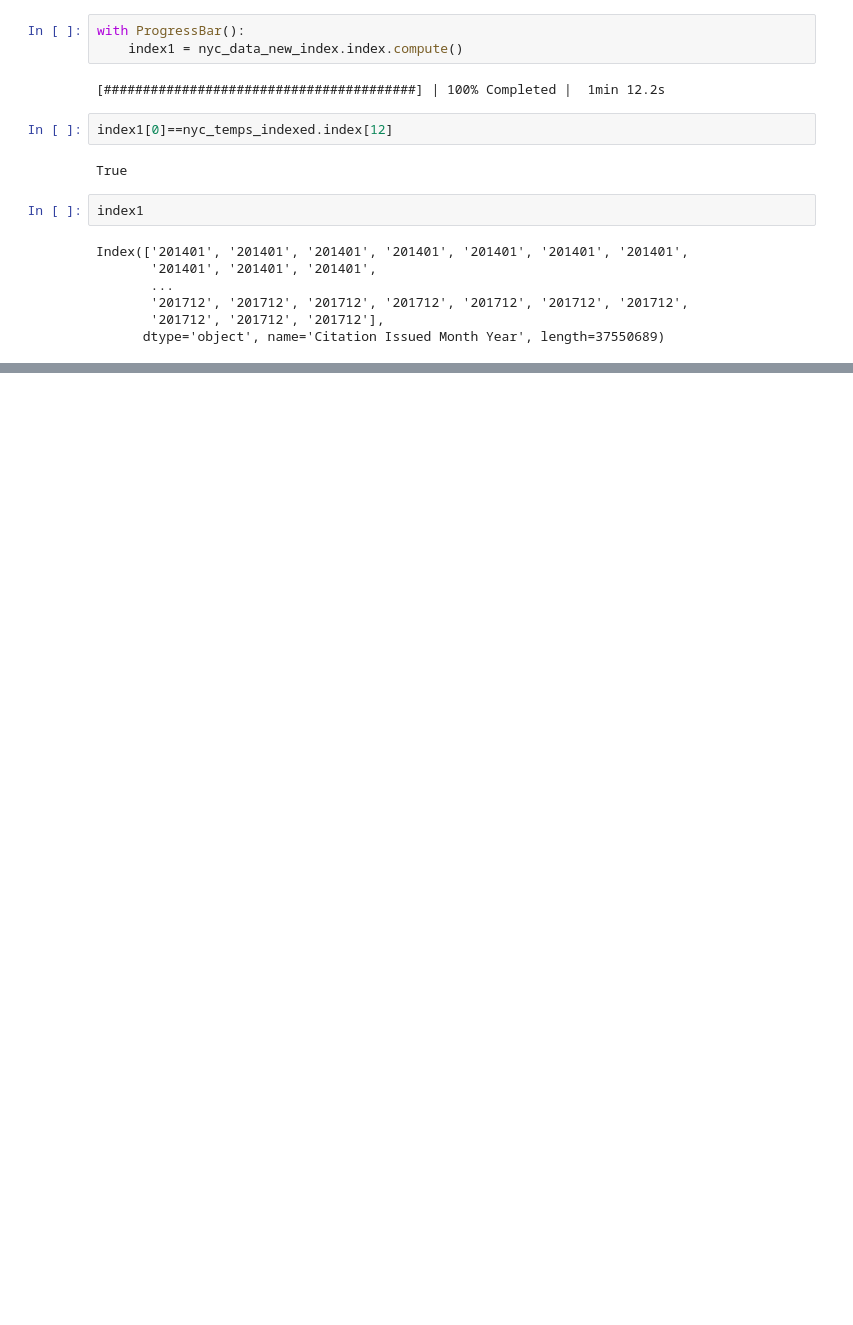
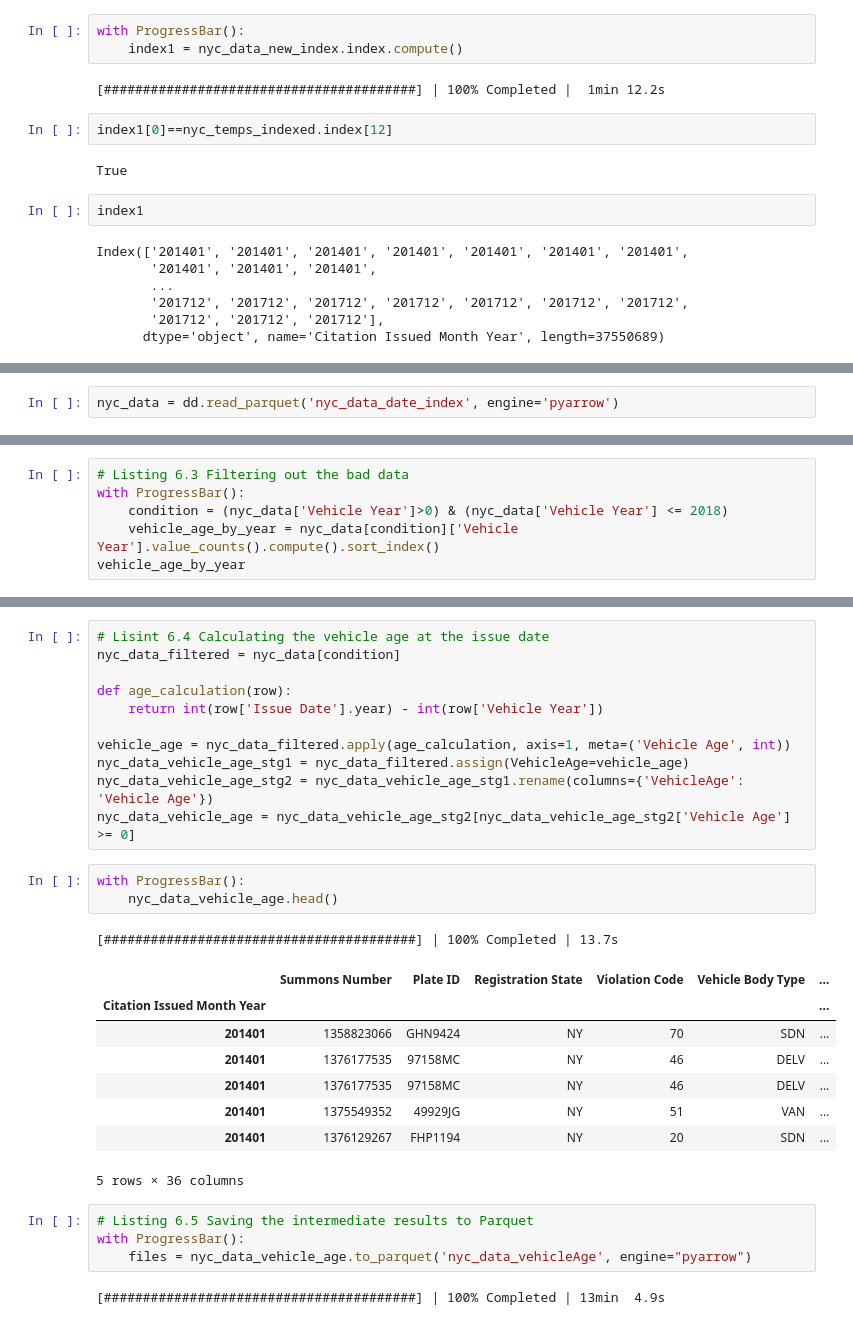
Before and after one commit to sunchengyi/Dask, a Jupyter notebook: nyc-parking-tickets_dask.ipynb, the cells around one changed output, grey strips where cells are left out. Cells and saved outputs as stored; diff of their text form; blank space fills up the shorter version.

Commit message:
To List 6.5 Saving the intermediate results to Parquet.

```diff
--- a/nyc-parking-tickets_dask.ipynb
+++ b/nyc-parking-tickets_dask.ipynb
@@ -678,0 +673,2 @@ Index(['201401', '201401', '201401', '201401', '201401', '201401', '201401',
+# %%
+nyc_data = dd.read_parquet('nyc_data_date_index', engine='pyarrow')
@@ -678,0 +696,6 @@ Index(['201401', '201401', '201401', '201401', '201401', '201401', '201401',
+# %%
+# Listing 6.3 Filtering out the bad data
+with ProgressBar():
+    condition = (nyc_data['Vehicle Year']>0) & (nyc_data['Vehicle Year'] <= 2018)
+    vehicle_age_by_year = nyc_data[condition]['Vehicle Year'].value_counts().compute().sort_index()
+vehicle_age_by_year
@@ -678,0 +721,30 @@ Index(['201401', '201401', '201401', '201401', '201401', '201401', '201401',
+# %%
+# Lisint 6.4 Calculating the vehicle age at the issue date
+nyc_data_filtered = nyc_data[condition]
+
+def age_calculation(row):
+    return int(row['Issue Date'].year) - int(row['Vehicle Year'])
+
+vehicle_age = nyc_data_filtered.apply(age_calculation, axis=1, meta=('Vehicle Age', int))
+nyc_data_vehicle_age_stg1 = nyc_data_filtered.assign(VehicleAge=vehicle_age)
+nyc_data_vehicle_age_stg2 = nyc_data_vehicle_age_stg1.rename(columns={'VehicleAge': 'Vehicle Age'})
+nyc_data_vehicle_age = nyc_data_vehicle_age_stg2[nyc_data_vehicle_age_stg2['Vehicle Age'] >= 0]
+# %%
+with ProgressBar():
+    nyc_data_vehicle_age.head()
+# %% [output]
+[########################################] | 100% Completed | 13.7s
+|  | Summons Number | Plate ID | Registration State | Violation Code | Vehicle Body Type | ... |
+| Citation Issued Month Year |  |  |  |  |  | ... |
+| 201401 | 1358823066 | GHN9424 | NY | 70 | SDN | ... |
+| 201401 | 1376177535 | 97158MC | NY | 46 | DELV | ... |
+| 201401 | 1376177535 | 97158MC | NY | 46 | DELV | ... |
+| 201401 | 1375549352 | 49929JG | NY | 51 | VAN | ... |
+| 201401 | 1376129267 | FHP1194 | NY | 20 | SDN | ... |
+5 rows × 36 columns
+# %%
+# Listing 6.5 Saving the intermediate results to Parquet
+with ProgressBar():
+    files = nyc_data_vehicle_age.to_parquet('nyc_data_vehicleAge', engine="pyarrow")
+# %% [output]
+[########################################] | 100% Completed | 13min  4.9s
```
Also changed, not shown: parts of 7 cells of this notebook.
